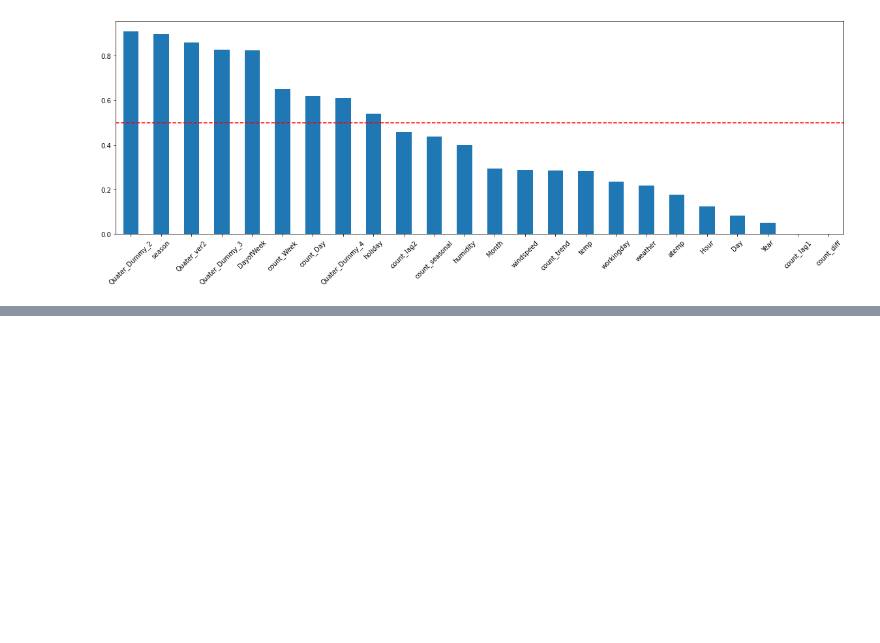
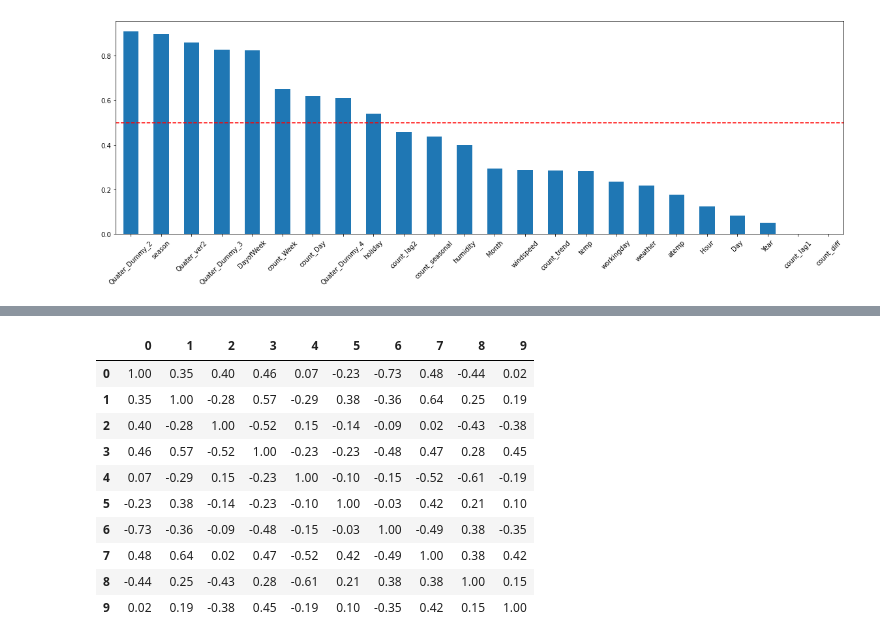
Before and after one commit to JPJD-TIL/TIL, a Jupyter notebook: jd/Practice_1.ipynb, the cells around one changed output, grey strips where cells are left out. Cells and saved outputs as stored; diff of their text form; code cells hidden in the pictures; blank space fills up the shorter version.

```diff
--- a/jd/Practice_1.ipynb
+++ b/jd/Practice_1.ipynb
@@ -1853,0 +1875,14 @@ plt.show()
+# %%
+corr
+# %% [output]
+|  | 0 | 1 | 2 | 3 | 4 | 5 | 6 | 7 | 8 | 9 |
+| 0 | 1.00 | 0.35 | 0.40 | 0.46 | 0.07 | -0.23 | -0.73 | 0.48 | -0.44 | 0.02 |
+| 1 | 0.35 | 1.00 | -0.28 | 0.57 | -0.29 | 0.38 | -0.36 | 0.64 | 0.25 | 0.19 |
+| 2 | 0.40 | -0.28 | 1.00 | -0.52 | 0.15 | -0.14 | -0.09 | 0.02 | -0.43 | -0.38 |
+| 3 | 0.46 | 0.57 | -0.52 | 1.00 | -0.23 | -0.23 | -0.48 | 0.47 | 0.28 | 0.45 |
+| 4 | 0.07 | -0.29 | 0.15 | -0.23 | 1.00 | -0.10 | -0.15 | -0.52 | -0.61 | -0.19 |
+| 5 | -0.23 | 0.38 | -0.14 | -0.23 | -0.10 | 1.00 | -0.03 | 0.42 | 0.21 | 0.10 |
+| 6 | -0.73 | -0.36 | -0.09 | -0.48 | -0.15 | -0.03 | 1.00 | -0.49 | 0.38 | -0.35 |
+| 7 | 0.48 | 0.64 | 0.02 | 0.47 | -0.52 | 0.42 | -0.49 | 1.00 | 0.38 | 0.42 |
+| 8 | -0.44 | 0.25 | -0.43 | 0.28 | -0.61 | 0.21 | 0.38 | 0.38 | 1.00 | 0.15 |
+| 9 | 0.02 | 0.19 | -0.38 | 0.45 | -0.19 | 0.10 | -0.35 | 0.42 | 0.15 | 1.00 |
```
Also changed, not shown: parts of 86 cells of this notebook.
